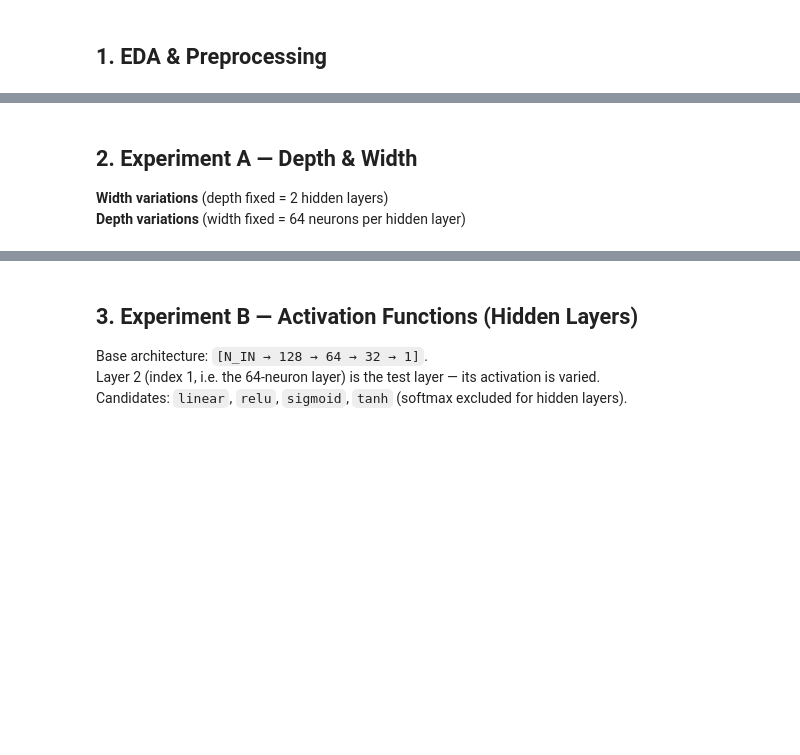
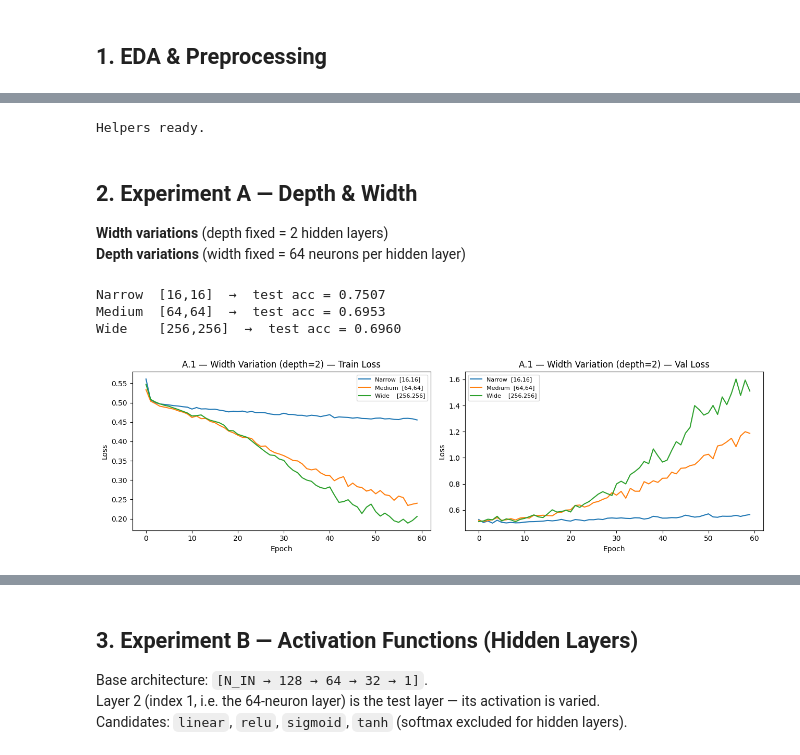
Before and after one commit to KennethhPoenadi/ML-Xianglongbao, a Jupyter notebook: src/test.ipynb, the cells around one changed output, grey strips where cells are left out. Cells and saved outputs as stored; diff of their text form; code cells hidden in the pictures; blank space fills up the shorter version.

```diff
--- a/src/test.ipynb
+++ b/src/test.ipynb
@@ -89,56 +149,62 @@ print(f"Train: {X_train.shape}  Val: {X_val.shape}  Test: {X_test.shape}")
 # %%
-# ── Helper utilities ───────────────────────────────────────────────────────
-def evaluate(model, X, y_true, threshold=0.5):
-    """Return accuracy for a binary model."""
+# ── Evaluation & plotting helpers ─────────────────────────────────────────
+
+def accuracy(model, X, y_true, threshold=0.5):
+    """Binary accuracy: (ŷ >= threshold) vs y_true."""
     y_pred = model.predict(X)
-    labels = (y_pred >= threshold).astype(int)
-    return accuracy_score(y_true.astype(int), labels)
+    preds  = (y_pred >= threshold).astype(float)
+    return float(np.mean(preds == y_true))
 
 def plot_history(histories: dict, title: str):
-    """Plot train / val loss curves for multiple runs."""
-    fig, axes = plt.subplots(1, 2, figsize=(13, 4))
+    """Loss curves for multiple runs on the same axes."""
+    fig, (ax1, ax2) = plt.subplots(1, 2, figsize=(13, 4))
     for label, hist in histories.items():
-        axes[0].plot(hist["train_loss"], label=label)
-        if hist.get("val_loss"):
-            axes[1].plot(hist["val_loss"], label=label)
-    for ax, t in zip(axes, ["Train Loss", "Val Loss"]):
+        ax1.plot(hist["loss"],     label=label)
+        if "val_loss" in hist:
+            ax2.plot(hist["val_loss"], label=label)
+    for ax, t in zip([ax1, ax2], ["Train Loss", "Val Loss"]):
         ax.set_title(f"{title} — {t}")
-        ax.set_xlabel("Epoch")
-        ax.set_ylabel("Loss")
-        ax.legend()
+        ax.set_xlabel("Epoch"); ax.set_ylabel("Loss")
+        ax.legend(fontsize=8)
     plt.tight_layout()
     plt.show()
 
-BASE_PARAMS = dict(
-    loss="binary_crossentropy",
-    weight_init="xavier",
-    init_params={"seed": SEED},
-)
-FIT_PARAMS = dict(
-    X_val=X_val, y_val=y_val,
-    batch_size=64, lr=0.01, epochs=50, verbose=0,
+# Shared fit params used across all experiments
+FIT_BASE = dict(
+    epochs=60, batch_size=64, learning_rate=0.01,
+    validation_data=(X_val, y_val), verbose=0, seed=SEED,
 )
 print("Helpers ready.")
+# %% [output]
+Helpers ready.
 # %% [markdown]
 ## 2. Experiment A — Depth & Width
 **Width variations** (depth fixed = 2 hidden layers)
 **Depth variations** (width fixed = 64 neurons per hidden layer)
 # %%
-# ── A.1 Width variations (depth = 2 hidden layers) ─────────────────────────
+# ── A.1 Width variation (depth = 2 hidden layers) ─────────────────────────
 width_configs = {
-    "Narrow  [16,16]":  [N_IN, 16, 16, 1],
-    "Medium  [64,64]":  [N_IN, 64, 64, 1],
-    "Wide    [256,256]":[N_IN, 256, 256, 1],
+    "Narrow  [16,16]":   [16, 16],
+    "Medium  [64,64]":   [64, 64],
+    "Wide    [256,256]": [256, 256],
 }
 
-width_histories = {}
+width_hist = {}
 width_accs = {}
-for name, sizes in width_configs.items():
-    model = FFNN(sizes, ["relu","relu","sigmoid"], **BASE_PARAMS)
-    hist  = model.fit(X_train, y_train, **FIT_PARAMS)
-    width_histories[name] = hist
-    width_accs[name] = evaluate(model, X_test, y_test)
+for name, hiddens in width_configs.items():
+    m = Sequential()
+    for h in hiddens:
+        m.add(Dense(h, "relu"))
+    m.add(Dense(1, "sigmoid"))
+    m.compile("adam", "binary_crossentropy")
+    width_hist[name] = m.fit(X_train, y_train, **FIT_BASE)
+    width_accs[name] = accuracy(m, X_test, y_test)
     print(f"{name}  →  test acc = {width_accs[name]:.4f}")
 
-plot_history(width_histories, "Width Variation (depth=2)")
+plot_history(width_hist, "A.1 — Width Variation (depth=2)")
+# %% [output]
+Narrow  [16,16]  →  test acc = 0.7507
+Medium  [64,64]  →  test acc = 0.6953
+Wide    [256,256]  →  test acc = 0.6960
+[figure, added]
 # %%
```
Also changed, not shown: parts of 17 cells of this notebook, 4 other files.
